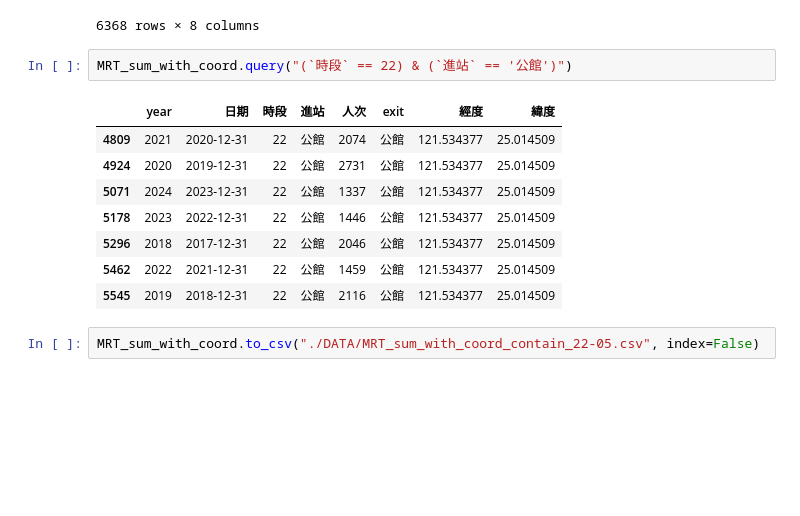
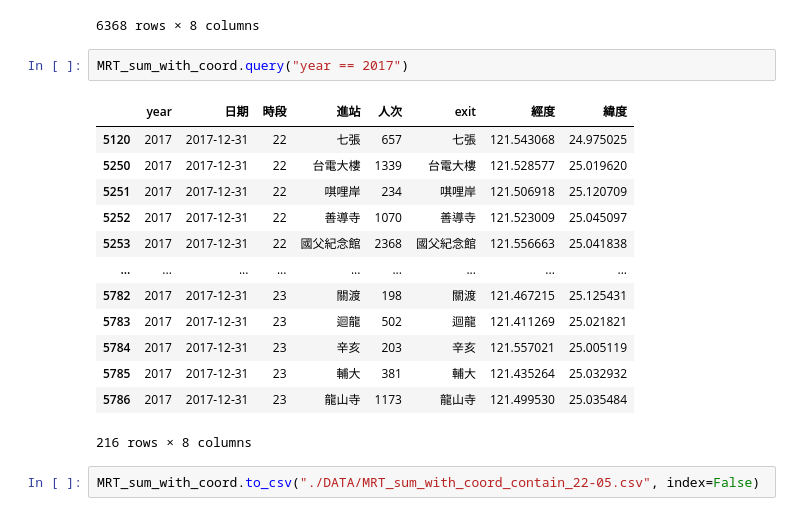
Before and after one commit to eloise-chou/NewYearResolution, a Jupyter notebook: sandbox.ipynb, the cells around one changed output. Cells and saved outputs as stored; diff of their text form; blank space fills up the shorter version.

```diff
--- a/sandbox.ipynb
+++ b/sandbox.ipynb
@@ -166,17 +168,22 @@ MRT_sum_with_coord
 | 6366 | 2019 | 2019-12-31 | 23 | 古亭 | 1267 | 古亭 | 121.522973 | 25.025976 |
 | 6367 | 2019 | 2019-12-31 | 23 | 南港 | 1219 | 南港 | 121.606357 | 25.051911 |
 6368 rows × 8 columns
-# %%
-MRT_sum_with_coord.query("(`時段` == 22) & (`進站` == '公館')")
-# %% [output]
-|  | year | 日期 | 時段 | 進站 | 人次 | exit | 經度 | 緯度 |
-| 4809 | 2021 | 2020-12-31 | 22 | 公館 | 2074 | 公館 | 121.534377 | 25.014509 |
-| 4924 | 2020 | 2019-12-31 | 22 | 公館 | 2731 | 公館 | 121.534377 | 25.014509 |
-| 5071 | 2024 | 2023-12-31 | 22 | 公館 | 1337 | 公館 | 121.534377 | 25.014509 |
-| 5178 | 2023 | 2022-12-31 | 22 | 公館 | 1446 | 公館 | 121.534377 | 25.014509 |
-| 5296 | 2018 | 2017-12-31 | 22 | 公館 | 2046 | 公館 | 121.534377 | 25.014509 |
-| 5462 | 2022 | 2021-12-31 | 22 | 公館 | 1459 | 公館 | 121.534377 | 25.014509 |
-| 5545 | 2019 | 2018-12-31 | 22 | 公館 | 2116 | 公館 | 121.534377 | 25.014509 |
+# %%
+MRT_sum_with_coord.query("year == 2017")
+# %% [output]
+|  | year | 日期 | 時段 | 進站 | 人次 | exit | 經度 | 緯度 |
+| 5120 | 2017 | 2017-12-31 | 22 | 七張 | 657 | 七張 | 121.543068 | 24.975025 |
+| 5250 | 2017 | 2017-12-31 | 22 | 台電大樓 | 1339 | 台電大樓 | 121.528577 | 25.019620 |
+| 5251 | 2017 | 2017-12-31 | 22 | 唭哩岸 | 234 | 唭哩岸 | 121.506918 | 25.120709 |
+| 5252 | 2017 | 2017-12-31 | 22 | 善導寺 | 1070 | 善導寺 | 121.523009 | 25.045097 |
+| 5253 | 2017 | 2017-12-31 | 22 | 國父紀念館 | 2368 | 國父紀念館 | 121.556663 | 25.041838 |
+| ... | ... | ... | ... | ... | ... | ... | ... | ... |
+| 5782 | 2017 | 2017-12-31 | 23 | 關渡 | 198 | 關渡 | 121.467215 | 25.125431 |
+| 5783 | 2017 | 2017-12-31 | 23 | 迴龍 | 502 | 迴龍 | 121.411269 | 25.021821 |
+| 5784 | 2017 | 2017-12-31 | 23 | 辛亥 | 203 | 辛亥 | 121.557021 | 25.005119 |
+| 5785 | 2017 | 2017-12-31 | 23 | 輔大 | 381 | 輔大 | 121.435264 | 25.032932 |
+| 5786 | 2017 | 2017-12-31 | 23 | 龍山寺 | 1173 | 龍山寺 | 121.499530 | 25.035484 |
+216 rows × 8 columns
 # %%
 MRT_sum_with_coord.to_csv("./DATA/MRT_sum_with_coord_contain_22-05.csv", index=False)
 # %% [markdown]
```
Also changed, not shown: parts of 1 cell of this notebook.
